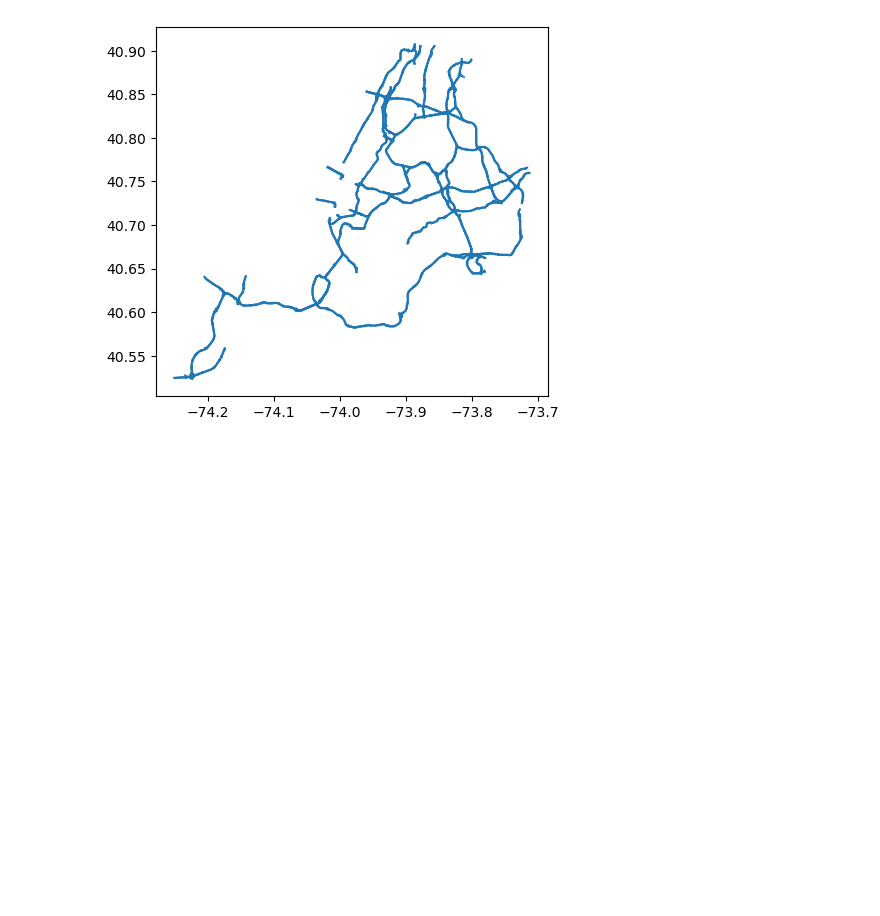
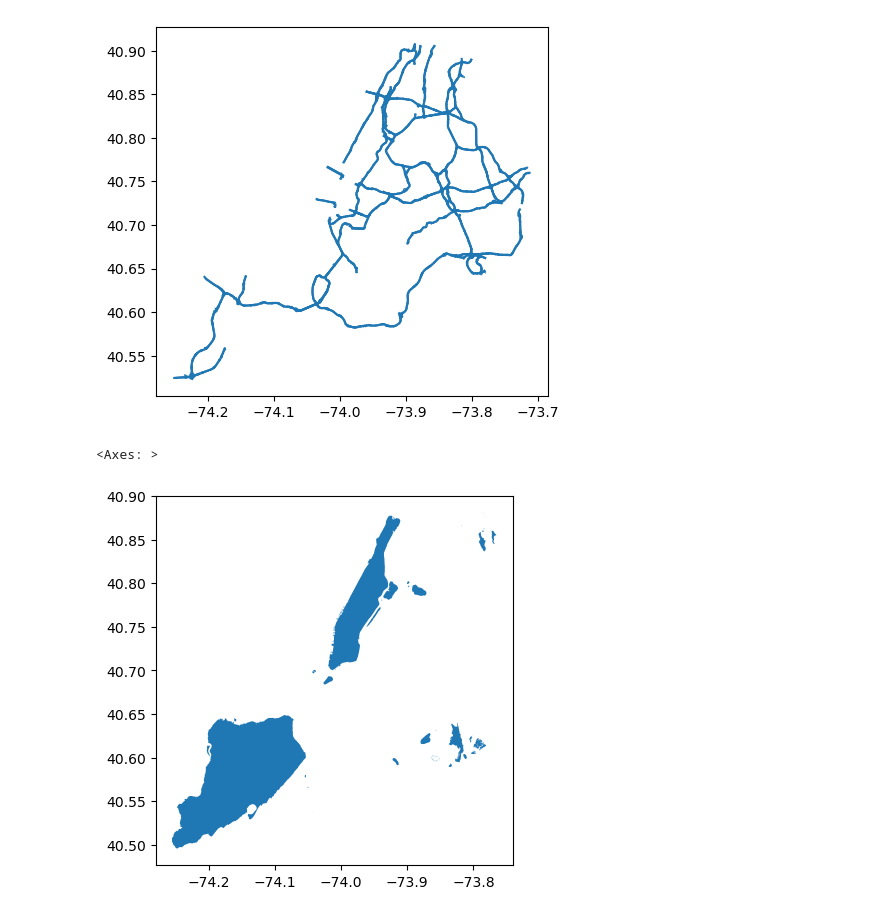
Before and after one commit to jatkins23/modal_share_and_structural_division, a Jupyter notebook: code/old_notebooks/2_load_osmnx_calculate_distances.ipynb, the cells around one changed output. Cells and saved outputs as stored; diff of their text form; code cells hidden in the pictures; blank space fills up the shorter version.

```diff
--- a/code/2_load_osmnx_calculate_distances.ipynb
+++ b/code/old_notebooks/2_load_osmnx_calculate_distances.ipynb
@@ -12,8 +12,8 @@ import pandas as pd
 GEO_DEFINITIONS = {
     'phi': [{'county': 'Philadelphia', 'state': 'Pennsylvania'}],
     'chi': [{'county': 'Cook', 'state': 'Illinois'}],
-    'sfba': [{'county': 'San Francisco','state': 'California', }],
-    'sf': [{'county': 'San Francisco','state': 'California'}, {'county': 'Contra Costa','state': 'California'},
+    'sf': [{'county': 'San Francisco','state': 'California'}],
+    'sfba': [{'county': 'San Francisco','state': 'California'}, {'county': 'Contra Costa','state': 'California'},
             {'county': 'Alameda','state': 'California'}, {'county': 'San Mateo', 'state': 'California'},
             {'county': 'Santa Clara', 'state': 'California'}],
     'eastbay': [{'county': 'Contra Costa','state': 'California'}, {'county': 'Alameda','state': 'California'}],
@@ -316,3 +320,11 @@ with open('../data/temp/osm_hwys_sf', 'wb') as fp:
     pickle.dump(sf_hwys, fp)
 with open('../data/temp/osm_hwys_eastbay', 'wb') as fp:
     pickle.dump(eastbay_hwys, fp)
+# %%
+import osmnx as ox
+nyc_water = ox.features_from_place(GEO_DEFINITIONS['nyc'], tags={'natural':['coastline']})
+# %%
+nyc_water
+# %% [output]
+<Axes: >
+[figure, added]
```
Also changed, not shown: parts of 1 cell of this notebook, 12 other files.
